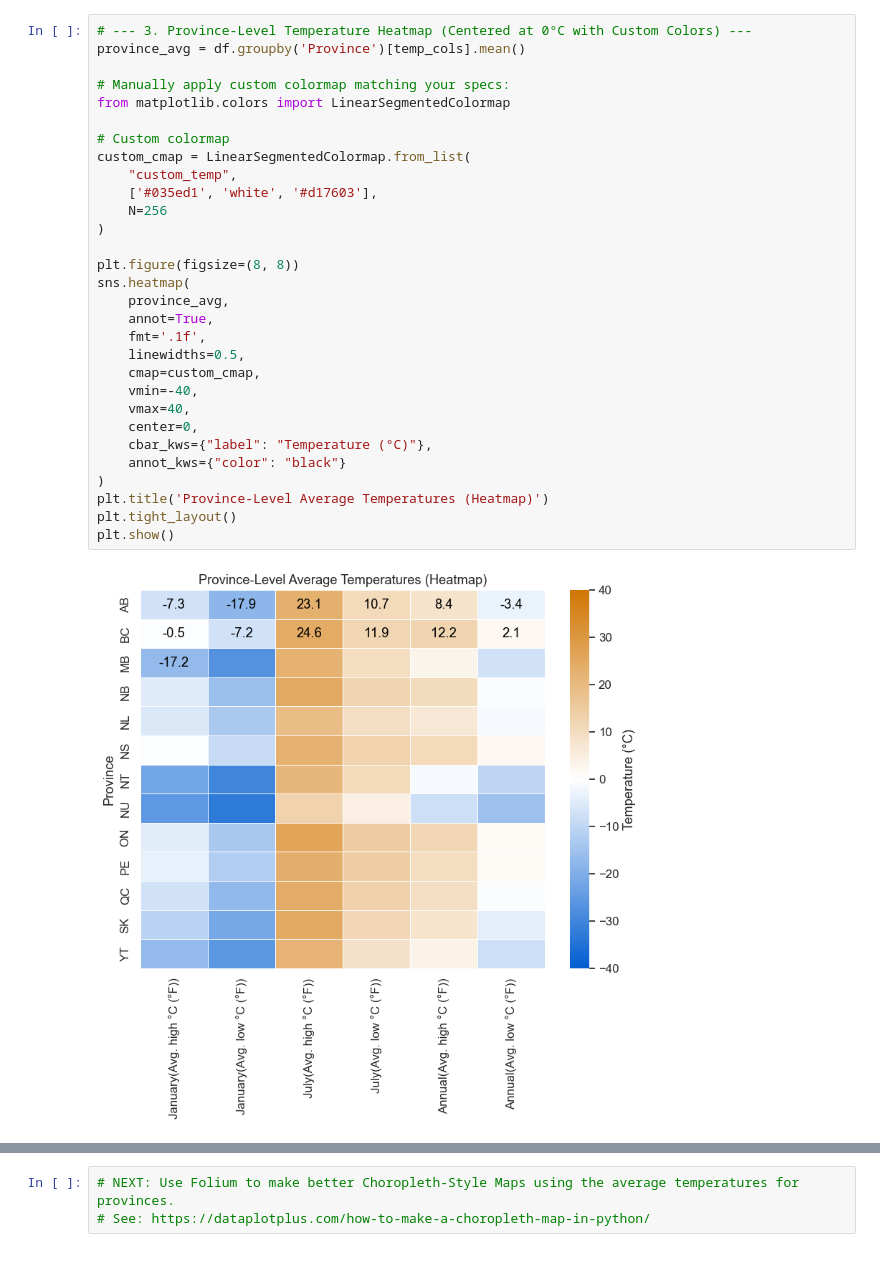
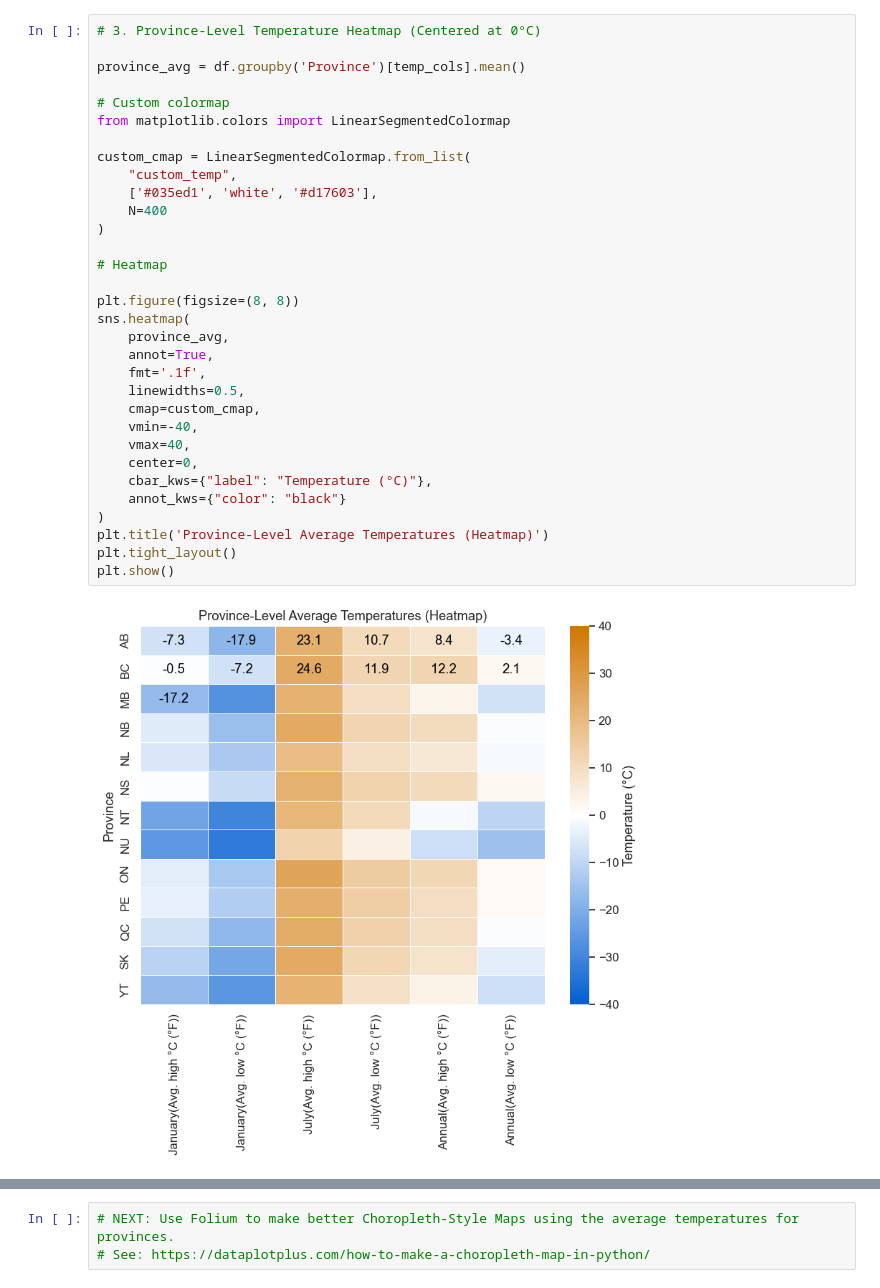
Before and after one commit to DBasu1010110/DBasu1010110, a Jupyter notebook: projects/canada-weather-visualization/Canada Weather Visualization.ipynb, the cells around one changed output, grey strips where cells are left out. Drawn from its saved outputs; the diff is of its cells as text.

```diff
--- a/projects/canada-weather-visualization/Canada Weather Visualization.ipynb
+++ b/projects/canada-weather-visualization/Canada Weather Visualization.ipynb
@@ -153,33 +159,35 @@ plt.show()
-# %%
-# --- 3. Province-Level Temperature Heatmap (Centered at 0°C with Custom Colors) ---
-province_avg = df.groupby('Province')[temp_cols].mean()
-
-# Manually apply custom colormap matching your specs:
-from matplotlib.colors import LinearSegmentedColormap
-
-# Custom colormap
-custom_cmap = LinearSegmentedColormap.from_list(
-    "custom_temp",
-    ['#035ed1', 'white', '#d17603'],
-    N=256
-)
-
-plt.figure(figsize=(8, 8))
-sns.heatmap(
-    province_avg,
-    annot=True,
-    fmt='.1f',
-    linewidths=0.5,
-    cmap=custom_cmap,
-    vmin=-40,
-    vmax=40,
-    center=0,
-    cbar_kws={"label": "Temperature (°C)"},
-    annot_kws={"color": "black"}
-)
-plt.title('Province-Level Average Temperatures (Heatmap)')
-plt.tight_layout()
-plt.show()
-# %% [output]
-[figure, removed]
+# %%
+# 3. Province-Level Temperature Heatmap (Centered at 0°C)
+
+province_avg = df.groupby('Province')[temp_cols].mean()
+
+# Custom colormap
+from matplotlib.colors import LinearSegmentedColormap
+
+custom_cmap = LinearSegmentedColormap.from_list(
+    "custom_temp",
+    ['#035ed1', 'white', '#d17603'],
+    N=400
+)
+
+# Heatmap
+
+plt.figure(figsize=(8, 8))
+sns.heatmap(
+    province_avg,
+    annot=True,
+    fmt='.1f',
+    linewidths=0.5,
+    cmap=custom_cmap,
+    vmin=-40,
+    vmax=40,
+    center=0,
+    cbar_kws={"label": "Temperature (°C)"},
+    annot_kws={"color": "black"}
+)
+plt.title('Province-Level Average Temperatures (Heatmap)')
+plt.tight_layout()
+plt.show()
+# %% [output]
+[figure, added]
 # %%
```
Also changed, not shown: parts of 6 cells of this notebook.
